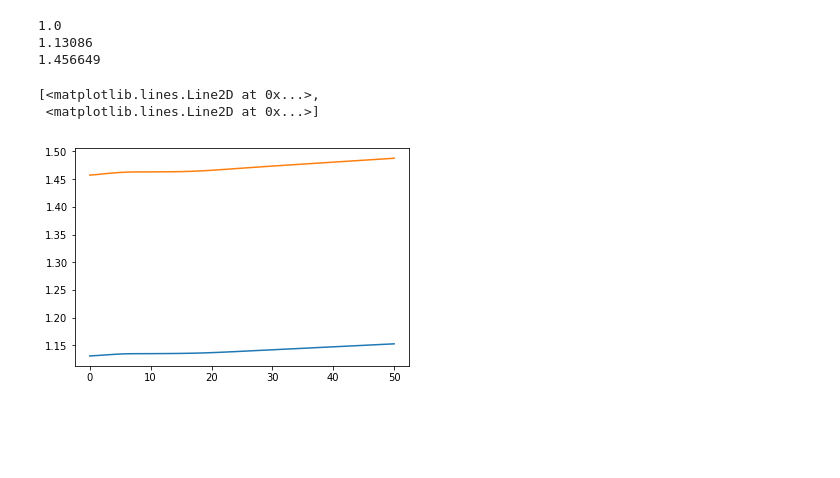
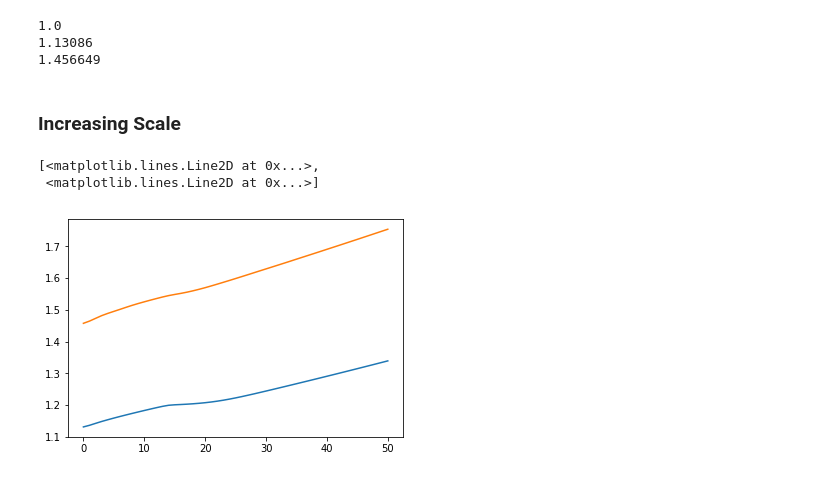
Before and after one commit to okz12/NN_compression, a Jupyter notebook: writeup/scaling/scaling_vis.ipynb, the cells around one changed output. Drawn from its saved outputs; the diff is of its cells as text; code cells hidden in the pictures; blank space fills up the shorter version.

```diff
--- a/writeup/scaling/scaling_vis.ipynb
+++ b/writeup/scaling/scaling_vis.ipynb
@@ -89,9 +203,13 @@ for layer in dev:
 1.0
 1.13086
 1.456649
-# %%
-plt.plot(res['scale'])
-# %% [output]
-[<matplotlib.lines.Line2D at 0x...>,
- <matplotlib.lines.Line2D at 0x...>]
-[figure, removed]
+# %% [markdown]
+### Increasing Scale
+# %%
+with open("./files/mnist_retrain_res_LeNet_300_100_m250_zm2500_r50_t1e-06_m16_kdT5_s_full_MSE_LR.p", "rb") as f:
+    scres = pickle.load(f)
+plt.plot(scres['scale'])
+# %% [output]
+[<matplotlib.lines.Line2D at 0x...>,
+ <matplotlib.lines.Line2D at 0x...>]
+[figure, added]
```
Also changed, not shown: parts of 7 cells of this notebook, 1 other file.
